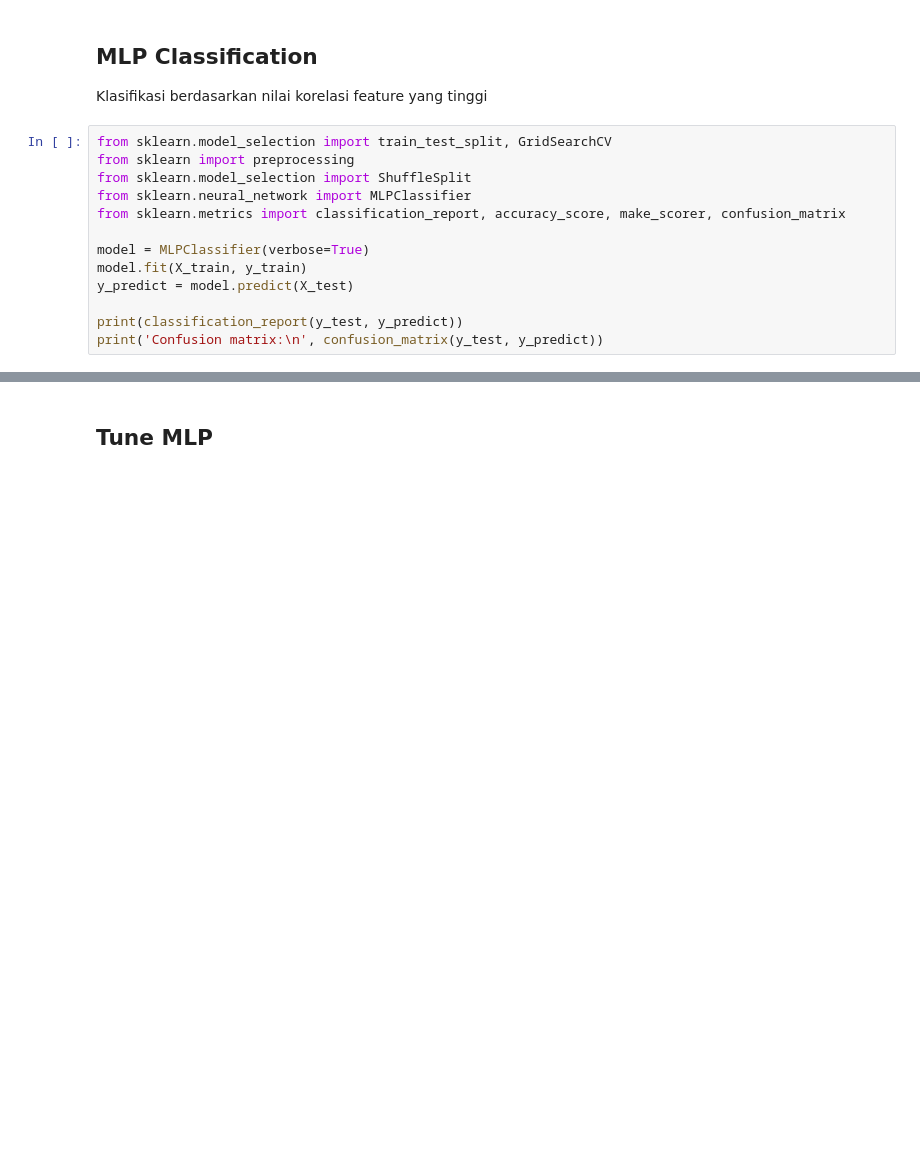
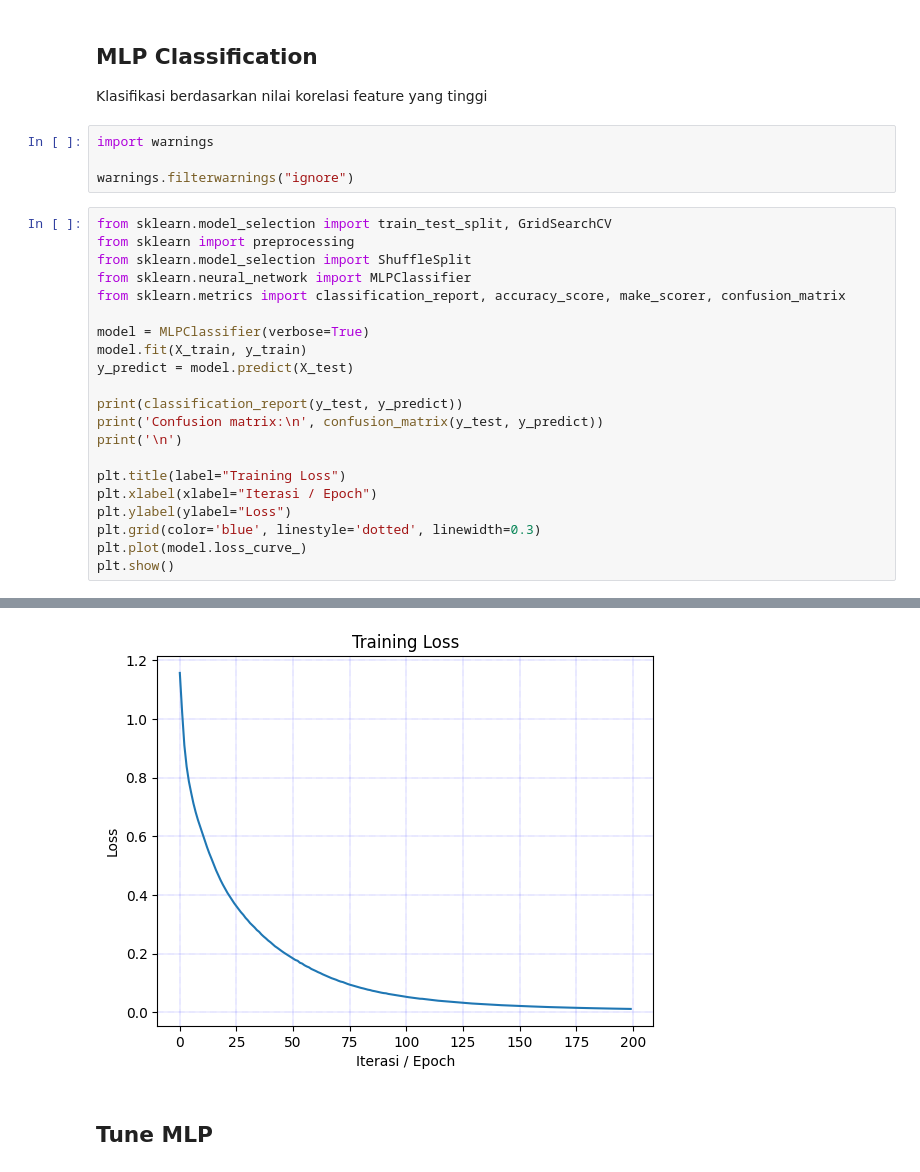
Before and after one commit to barkhahbpp/sistem-cerdas, a Jupyter notebook: Lung_Cancer_MLP_sklearn.ipynb, the cells around one changed output, grey strips where cells are left out. Drawn from its saved outputs; the diff is of its cells as text; blank space fills up the shorter version.

```diff
--- a/Lung_Cancer_MLP_sklearn.ipynb
+++ b/Lung_Cancer_MLP_sklearn.ipynb
@@ -278,6 +305,10 @@ memory usage: 3.1 KB
 ## MLP Classification ##
 
 Klasifikasi berdasarkan nilai korelasi feature yang tinggi
+# %%
+import warnings
+
+warnings.filterwarnings("ignore")
 # %%
 from sklearn.model_selection import train_test_split, GridSearchCV
 from sklearn import preprocessing
@@ -291,4 +322,12 @@ y_predict = model.predict(X_test)
 
 print(classification_report(y_test, y_predict))
 print('Confusion matrix:\n', confusion_matrix(y_test, y_predict))
+print('\n')
+
+plt.title(label="Training Loss")
+plt.xlabel(xlabel="Iterasi / Epoch")
+plt.ylabel(ylabel="Loss")
+plt.grid(color='blue', linestyle='dotted', linewidth=0.3)
+plt.plot(model.loss_curve_)
+plt.show()
 # %% [output]
@@ -307,8 +346,9 @@ Iteration 12, loss = 0.52313613
 ... (198 lines left out)
 Confusion matrix:
  [[62  0  0]
  [ 0 62  0]
  [ 0  0 76]]
+[figure, added]
 # %% [markdown]
 ## Tune MLP ##
 # %% [markdown]
```
Also changed, not shown: parts of 9 cells of this notebook.
